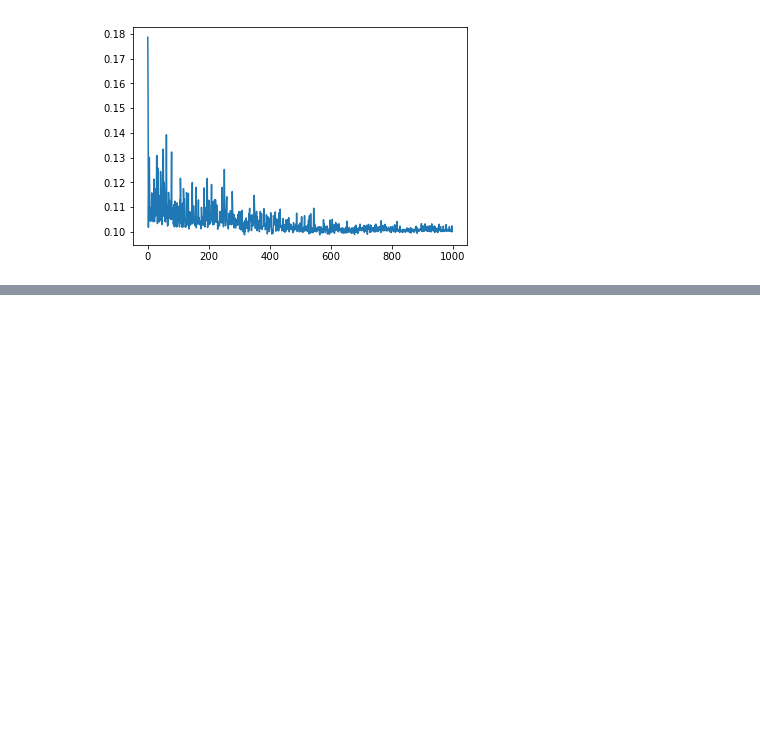
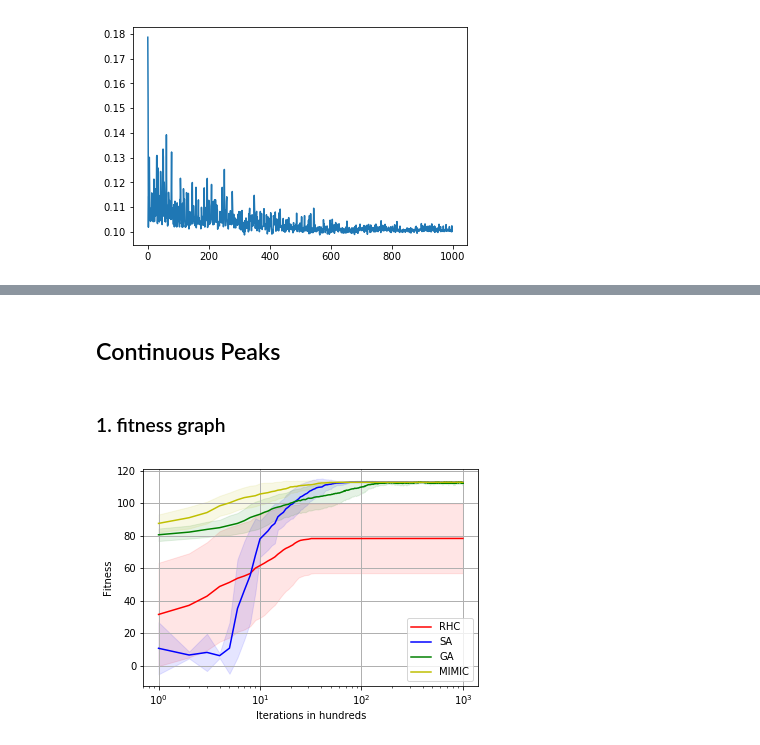
Before and after one commit to Quintus-Zhang/Randomized-Optimization, a Jupyter notebook: graphs.ipynb, the cells around one changed output, grey strips where cells are left out. Cells and saved outputs as stored; diff of their text form; code cells hidden in the pictures; blank space fills up the shorter version.

Commit message:
- solved continuouspeaks problem - solved knapsack problem

```diff
--- a/graphs.ipynb
+++ b/graphs.ipynb
@@ -39,0 +63,54 @@ print(f"{time.time()-start} seconds")
+# %% [markdown]
+## Continuous Peaks
+# %% [markdown]
+### 1. fitness graph
+# %%
+fit_rhc = pd.read_csv('cp_fitness_rhc.csv', header=None)
+fit_sa = pd.read_csv('cp_fitness_sa.csv', header=None)
+fit_ga = pd.read_csv('cp_fitness_ga.csv', header=None)
+fit_mimic = pd.read_csv('cp_fitness_mimic.csv', header=None)
+
+fit_rhc_mean = fit_rhc.mean()
+fit_rhc_std = fit_rhc.std()
+fit_sa_mean = fit_sa.mean()
+fit_sa_std = fit_sa.std()
+fit_ga_mean = fit_ga.mean()
+fit_ga_std = fit_ga.std()
+fit_mimic_mean = fit_mimic.mean()
+fit_mimic_std = fit_mimic.std()
+
+
+plt.figure()
+plt.grid(linewidth=1)
+plt.xlabel("Iterations in hundreds")
+plt.ylabel("Fitness")
+
+# RHC
+plt.fill_between(fit_rhc.columns, fit_rhc_mean - fit_rhc_std,
+                 fit_rhc_mean + fit_rhc_std, alpha=0.1,
+                 color="r")
+plt.semilogx(fit_rhc.columns, fit_rhc_mean, '-', color="r",
+         label="RHC")
+# SA
+plt.fill_between(fit_sa.columns, fit_sa_mean - fit_sa_std,
+                 fit_sa_mean + fit_sa_std, alpha=0.1,
+                 color="b")
+plt.semilogx(fit_sa.columns, fit_sa_mean, '-', color="b",
+         label="SA")
+# GA
+plt.fill_between(fit_ga.columns, fit_ga_mean - fit_ga_std,
+                 fit_ga_mean + fit_ga_std, alpha=0.1,
+                 color="g")
+plt.semilogx(fit_ga.columns, fit_ga_mean, '-', color="g",
+         label="GA")
+# MIMIC
+plt.fill_between(fit_mimic.columns, fit_mimic_mean - fit_mimic_std,
+                 fit_mimic_mean + fit_mimic_std, alpha=0.1,
+                 color="y")
+plt.semilogx(fit_mimic.columns, fit_mimic_mean, '-', color="y",
+         label="MIMIC")
+
+plt.legend(loc="best")
+plt.show()
+# %% [output]
+[figure, added]
```
Also changed, not shown: parts of 42 cells of this notebook, 6 other files.
